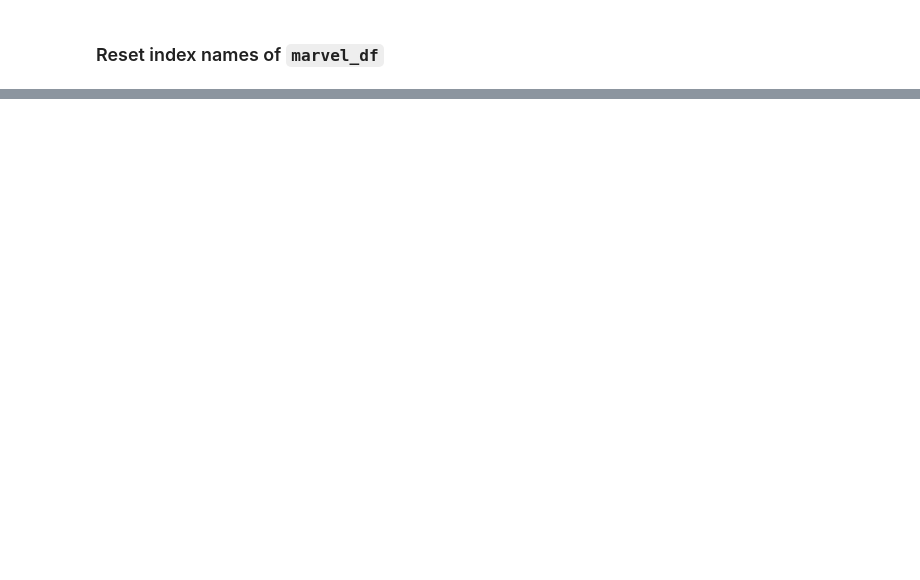
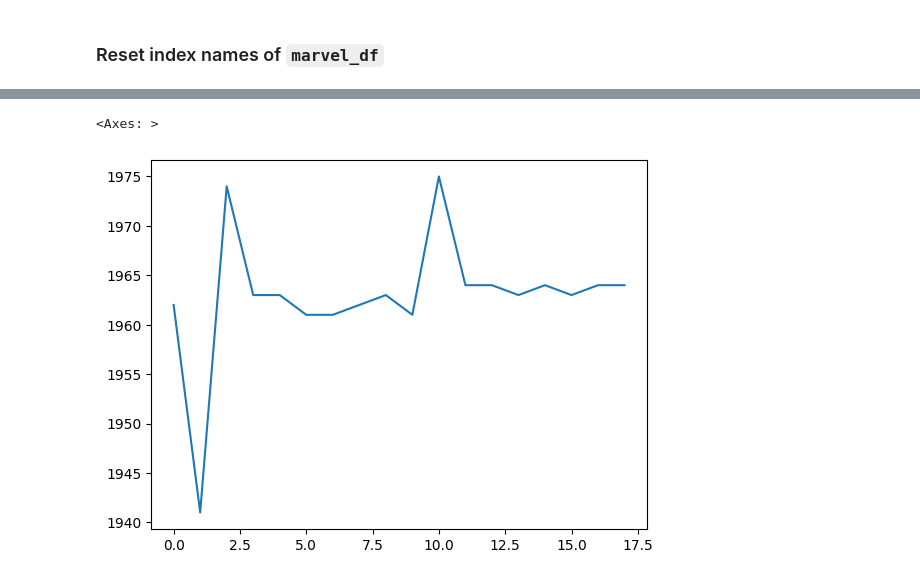
Before and after one commit to mahamud96/DataAnalysisWIthPython, a Jupyter notebook: IntrosToPandas2/4 - Pandas DataFrames exercises.ipynb, the cells around one changed output, grey strips where cells are left out. Saved outputs shown, nothing was run; the diff lists cells and outputs as text; code cells hidden in the pictures; blank space fills up the shorter version.

```diff
--- a/IntrosToPandas2/4 - Pandas DataFrames exercises.ipynb
+++ b/IntrosToPandas2/4 - Pandas DataFrames exercises.ipynb
@@ -323,3 +398,7 @@ marvel_df.iloc[[0, -1],]
 ### Modify the `first_appearance` of 'Vision' to year 1964
 # %%
 # your code goes here
+
+marvel_df.loc['Vision','year_introduced'] = 1964
+
+marvel_df
@@ -333,3 +431,7 @@ marvel_df
 ### Add a new column to `marvel_df` called 'years_since' with the years since `first_appearance`
 # %%
 # your code goes here
+
+marvel_df['years_since'] = 2024 - marvel_df['year_introduced']
+
+marvel_df
@@ -425,3 +623,7 @@ marvel_df[mask]
 ### Reset index names of `marvel_df`
 # %%
 # your code goes here
+
+marvel_df = marvel_df.reset_index()
+
+marvel_df
@@ -435,6 +655,11 @@ marvel_df
 ### Plot the values of `first_appearance`
 # %%
 # your code goes here
+
+marvel_df['year_introduced'].plot()
+# %% [output]
+<Axes: >
+[figure, added]
 # %%
 #plt.plot(marvel_df.index, marvel_df.first_appearance)
 marvel_df.first_appearance.plot()
```
Also changed, not shown: parts of 22 cells of this notebook.
